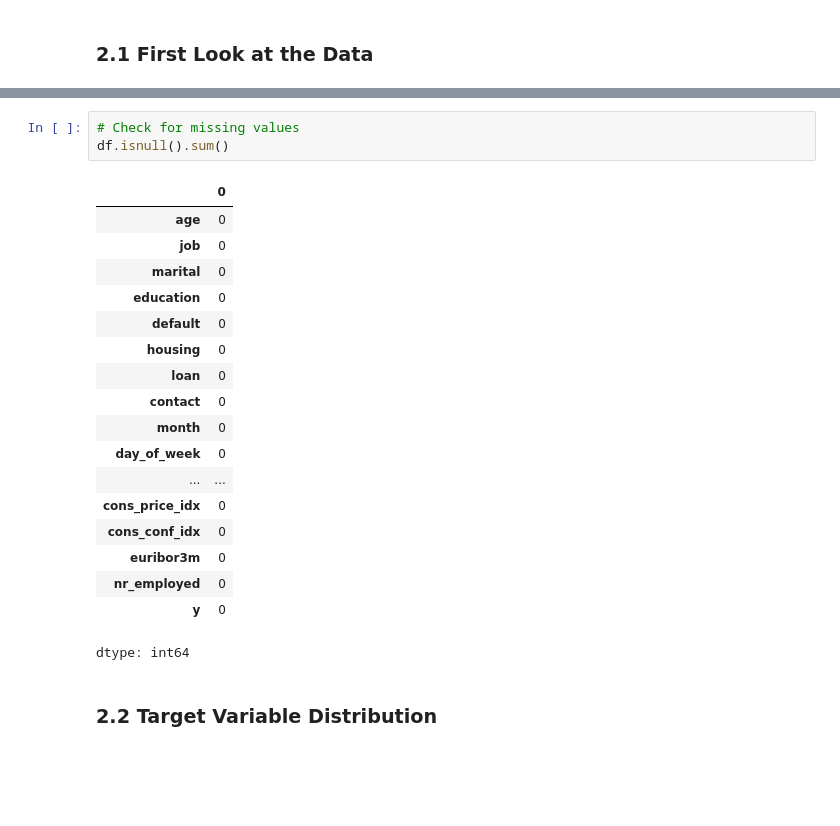
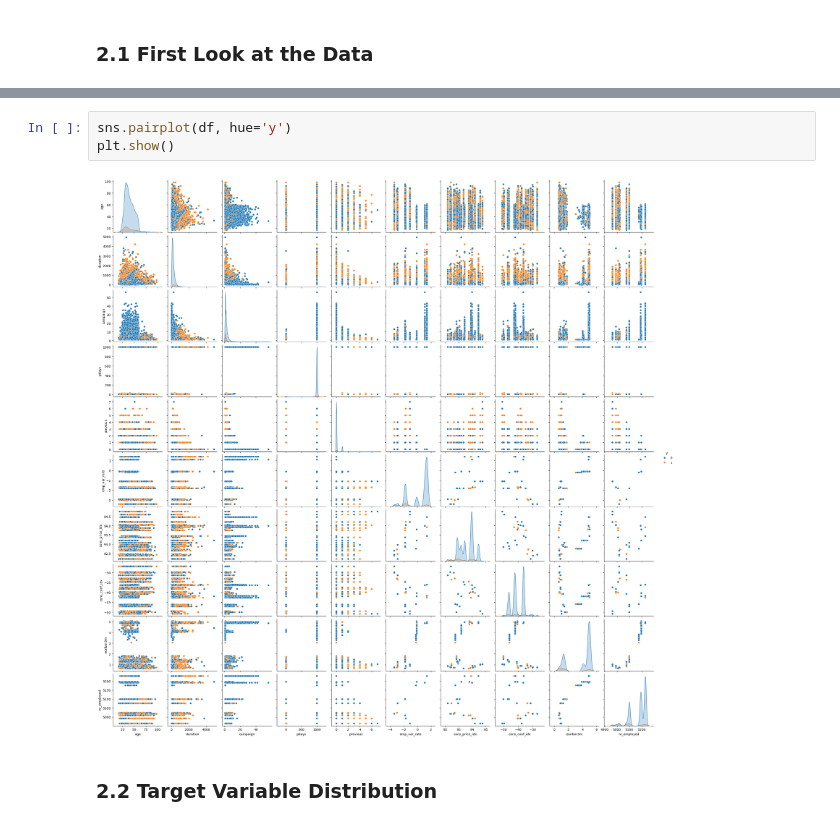
Before and after one commit to LeonardooAlves/WM9G1-BDAI, a Jupyter notebook: Week 2/2_Logistic_Regression.ipynb, the cells around one changed output, grey strips where cells are left out. Saved outputs shown, nothing was run; the diff lists cells and outputs as text; blank space fills up the shorter version.

```diff
--- a/Week 2/2_Logistic_Regression.ipynb
+++ b/Week 2/2_Logistic_Regression.ipynb
@@ -92,28 +103,11 @@ df.describe()
 | 50% | 38.00000 | 180.000000 | 2.000000 | 999.000000 | 0.000000 | 1.100000 | 93.749000 | -41.800000 | ... |
 | 75% | 47.00000 | 319.000000 | 3.000000 | 999.000000 | 0.000000 | 1.400000 | 93.994000 | -36.400000 | ... |
 | max | 98.00000 | 4918.000000 | 56.000000 | 999.000000 | 7.000000 | 1.400000 | 94.767000 | -26.900000 | ... |
-# %%
-# Check for missing values
-df.isnull().sum()
-# %% [output]
-|  | 0 |
-| age | 0 |
-| job | 0 |
-| marital | 0 |
-| education | 0 |
-| default | 0 |
-| housing | 0 |
-| loan | 0 |
-| contact | 0 |
-| month | 0 |
-| day_of_week | 0 |
-| ... | ... |
-| cons_price_idx | 0 |
-| cons_conf_idx | 0 |
-| euribor3m | 0 |
-| nr_employed | 0 |
-| y | 0 |
-dtype: int64
+# %%
+sns.pairplot(df, hue='y')
+plt.show()
+# %% [output]
+[figure, added]
 # %% [markdown]
 ### 2.2 Target Variable Distribution
 # %% [markdown]
```
Also changed, not shown: parts of 30 cells of this notebook.
